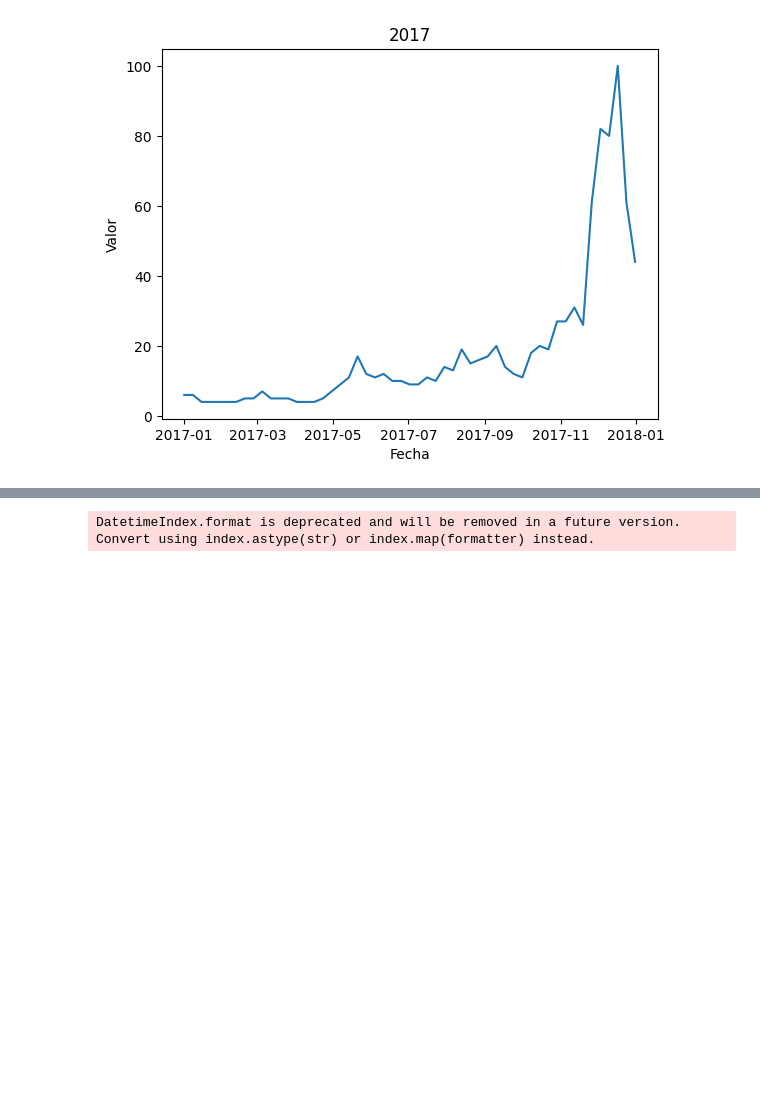
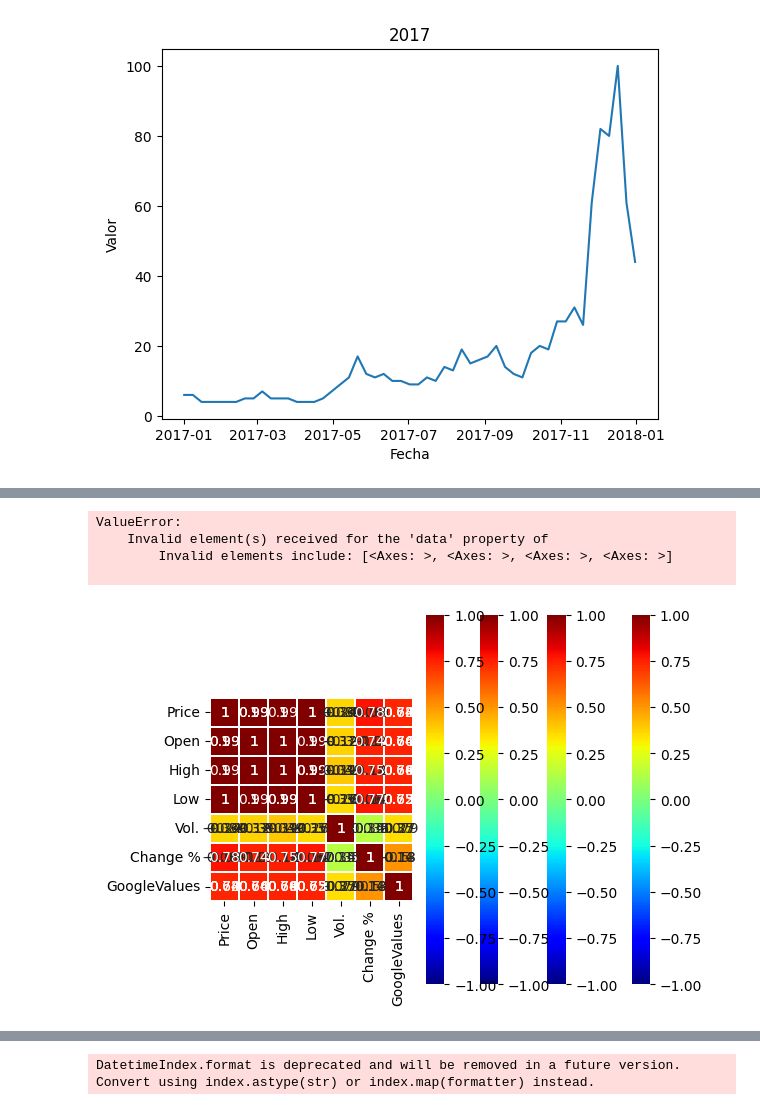
Before and after one commit to NicoUIcreator/btcData, a Jupyter notebook: notebooks/inicios.ipynb, the cells around one changed output, grey strips where cells are left out. Drawn from its saved outputs; the diff is of its cells as text; code cells hidden in the pictures; blank space fills up the shorter version.

```diff
--- a/notebooks/inicios.ipynb
+++ b/notebooks/inicios.ipynb
@@ -643,0 +513,45 @@ sns.heatmap(mergeTotal[mergeTotal.index.year.isin([yearr])].corr(),
+# %%
+import plotly.graph_objects as go
+
+# Supongamos que tienes un DataFrame llamado df con una columna 'fecha' en formato datetime
+# y otras columnas que quieres incluir en el análisis
+
+# Crear una lista para almacenar los mapas de calor
+heatmaps = []
+
+# Supongamos que quieres graficar mapas de calor para los años de 2020 a 2023
+for i in (2012,2016,2020, 2024):
+    # Filtrar datos para el año específico
+    df_year = mergeTotal[mergeTotal.index.year == i]
+
+    # Calcular la matriz de correlación
+    corr_matrix = df_year.corr()
+
+    # Crear el mapa de calor
+    heatmap = sns.heatmap(corr_matrix,
+            vmin=-1,
+            vmax=1,
+            cmap='jet',
+            square=True,
+            linewidths=.1,
+            annot=True);
+
+    # Agregar el mapa de calor a la lista
+    heatmaps.append(heatmap)
+
+# Crear la figura con subgráficos
+fig = go.Figure(data=heatmaps)
+
+# Establecer diseño de subgráficos
+fig.update_layout(title='Mapas de Calor de Correlación por Año',
+                  grid={'rows': 2, 'columns': 2},
+                  height=800, width=1000)
+
+# Mostrar la figura
+fig.show()
+# %% [output]
+ValueError:
+    Invalid element(s) received for the 'data' property of
+        Invalid elements include: [<Axes: >, <Axes: >, <Axes: >, <Axes: >]
+
+[figure, added]
```
Also changed, not shown: parts of 26 cells of this notebook, 12 other files.
